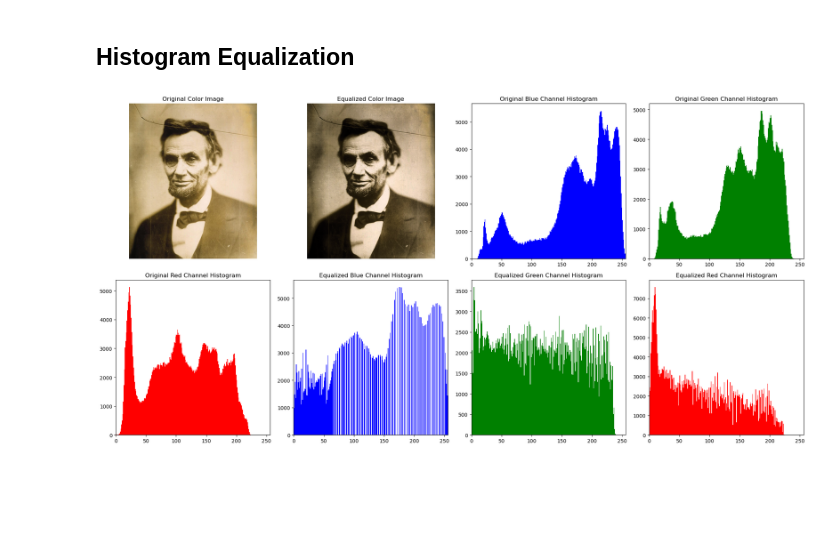
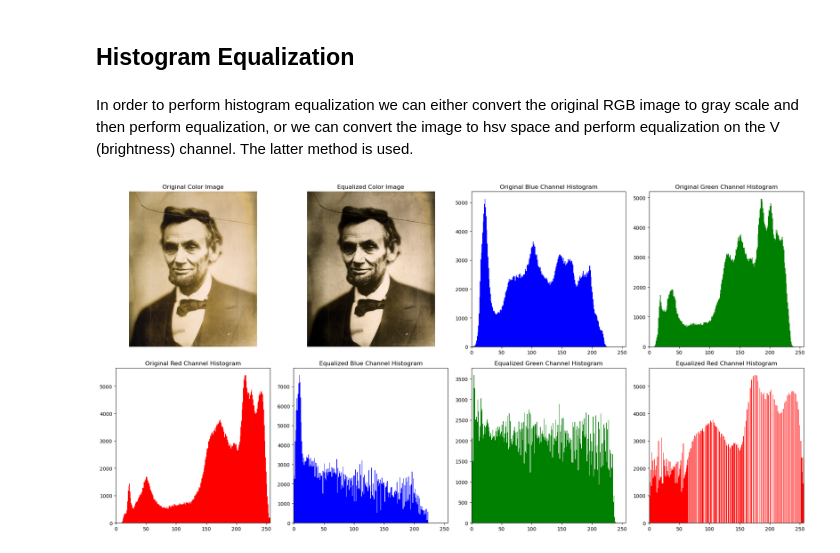
Before and after one commit to aradmehralian/Multi-Media-Projects, a Jupyter notebook: Project2/Q3.ipynb, the cells around one changed output. Saved outputs shown, nothing was run; the diff lists cells and outputs as text; code cells hidden in the pictures; blank space fills up the shorter version.

```diff
--- a/Project2/Q3.ipynb
+++ b/Project2/Q3.ipynb
@@ -41,6 +41,9 @@ plt.show()
 ## Histogram Equalization
 # %%
 abraham = imread('images/abraham.jpg')
+# %% [markdown]
+In order to perform histogram equalization we can either convert the original RGB image to gray scale and then perform equalization,
+or we can convert the image to hsv space and perform equalization on the V (brightness) channel. The latter method is used.
 # %%
 # Convert the image to HSV color space
 hsv_image = cv2.cvtColor(abraham, cv2.COLOR_RGB2HSV)
@@ -58,35 +61,35 @@ plt.figure(figsize=(20, 10))
 plt.subplot(2, 4, 1)
 plt.imshow(abraham)
 plt.title('Original Color Image')
 plt.axis('off')
 
 # Equalized Color Image
 plt.subplot(2, 4, 2)
 plt.imshow(equalized_color_image)
 plt.title('Equalized Color Image')
 plt.axis('off')
 
 # Histograms for Original Image
 plt.subplot(2, 4, 3)
-plot_histogram(abraham[:, :, 0], 'Original Blue Channel Histogram', 'blue')
+plot_histogram(abraham[:, :, 2], 'Original Blue Channel Histogram', 'blue')
 
 plt.subplot(2, 4, 4)
 plot_histogram(abraham[:, :, 1], 'Original Green Channel Histogram', 'green')
 
 plt.subplot(2, 4, 5)
-plot_histogram(abraham[:, :, 2], 'Original Red Channel Histogram', 'red')
+plot_histogram(abraham[:, :, 0], 'Original Red Channel Histogram', 'red')
 
 # Histograms for Equalized Image
 plt.subplot(2, 4, 6)
-plot_histogram(equalized_color_image[:, :, 0], 'Equalized Blue Channel Histogram', 'blue')
+plot_histogram(equalized_color_image[:, :, 2], 'Equalized Blue Channel Histogram', 'blue')
 
 plt.subplot(2, 4, 7)
 plot_histogram(equalized_color_image[:, :, 1], 'Equalized Green Channel Histogram', 'green')
 
 plt.subplot(2, 4, 8)
-plot_histogram(equalized_color_image[:, :, 2], 'Equalized Red Channel Histogram', 'red')
+plot_histogram(equalized_color_image[:, :, 0], 'Equalized Red Channel Histogram', 'red')
 
 plt.tight_layout()
 plt.show()
 # %% [output]
-[figure, old version]
+[figure, new version]
```
Also changed, not shown: parts of 1 cell of this notebook, 1 other file.
